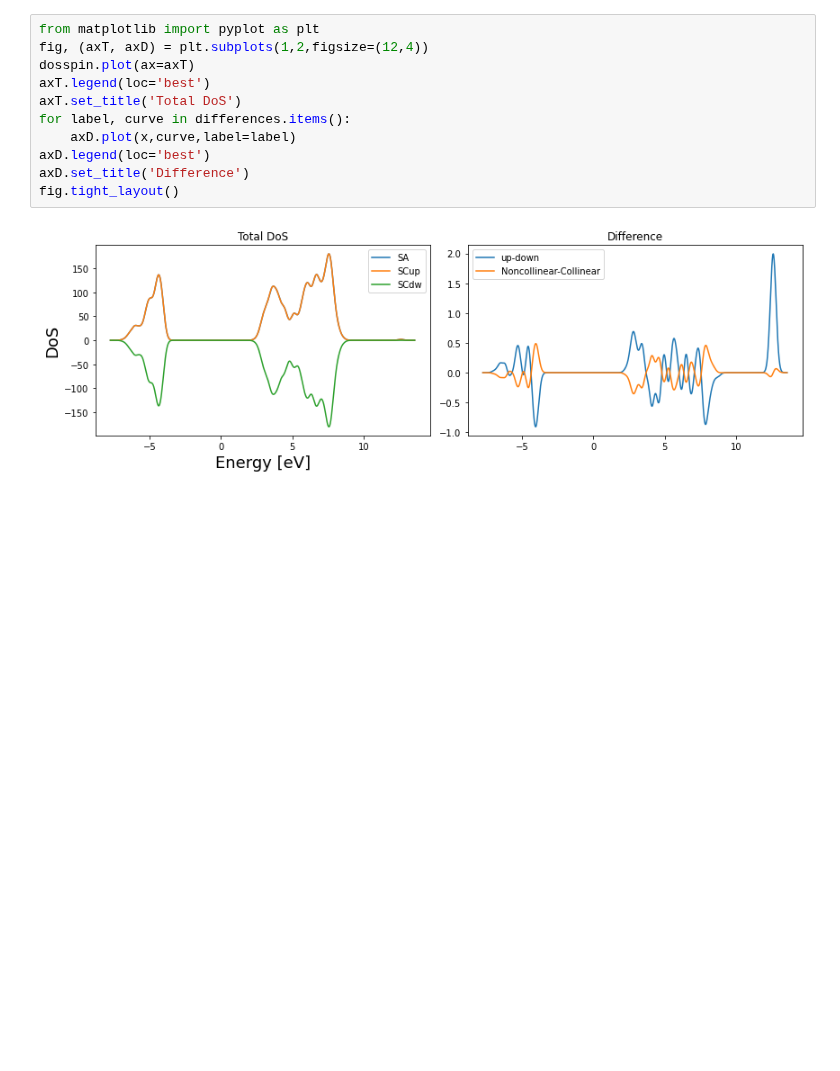
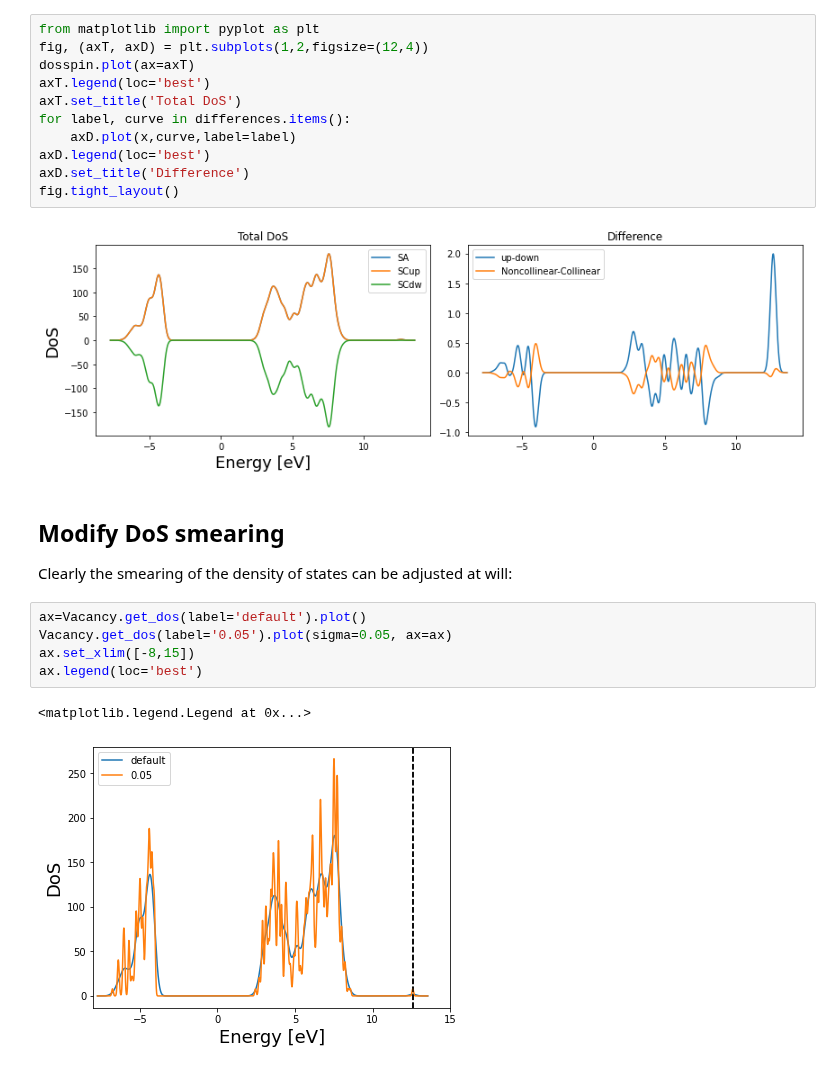
Before and after one commit to BigDFT-group/bigdft-school, a Jupyter notebook: 1.G.DoS-Manipulation.ipynb, the cells around one changed output. Cells and saved outputs as stored; diff of their text form; blank space fills up the shorter version.

```diff
--- a/1.G.DoS-Manipulation.ipynb
+++ b/1.G.DoS-Manipulation.ipynb
@@ -139,3 +141,14 @@ axD.set_title('Difference')
 fig.tight_layout()
 # %% [output]
 [figure]
+# %% [markdown]
+## Modify DoS smearing
+Clearly the smearing of the density of states can be adjusted at will:
+# %%
+ax=Vacancy.get_dos(label='default').plot()
+Vacancy.get_dos(label='0.05').plot(sigma=0.05, ax=ax)
+ax.set_xlim([-8,15])
+ax.legend(loc='best')
+# %% [output]
+<matplotlib.legend.Legend at 0x...>
+[figure, added]
```
Also changed, not shown: parts of 3 cells of this notebook.
